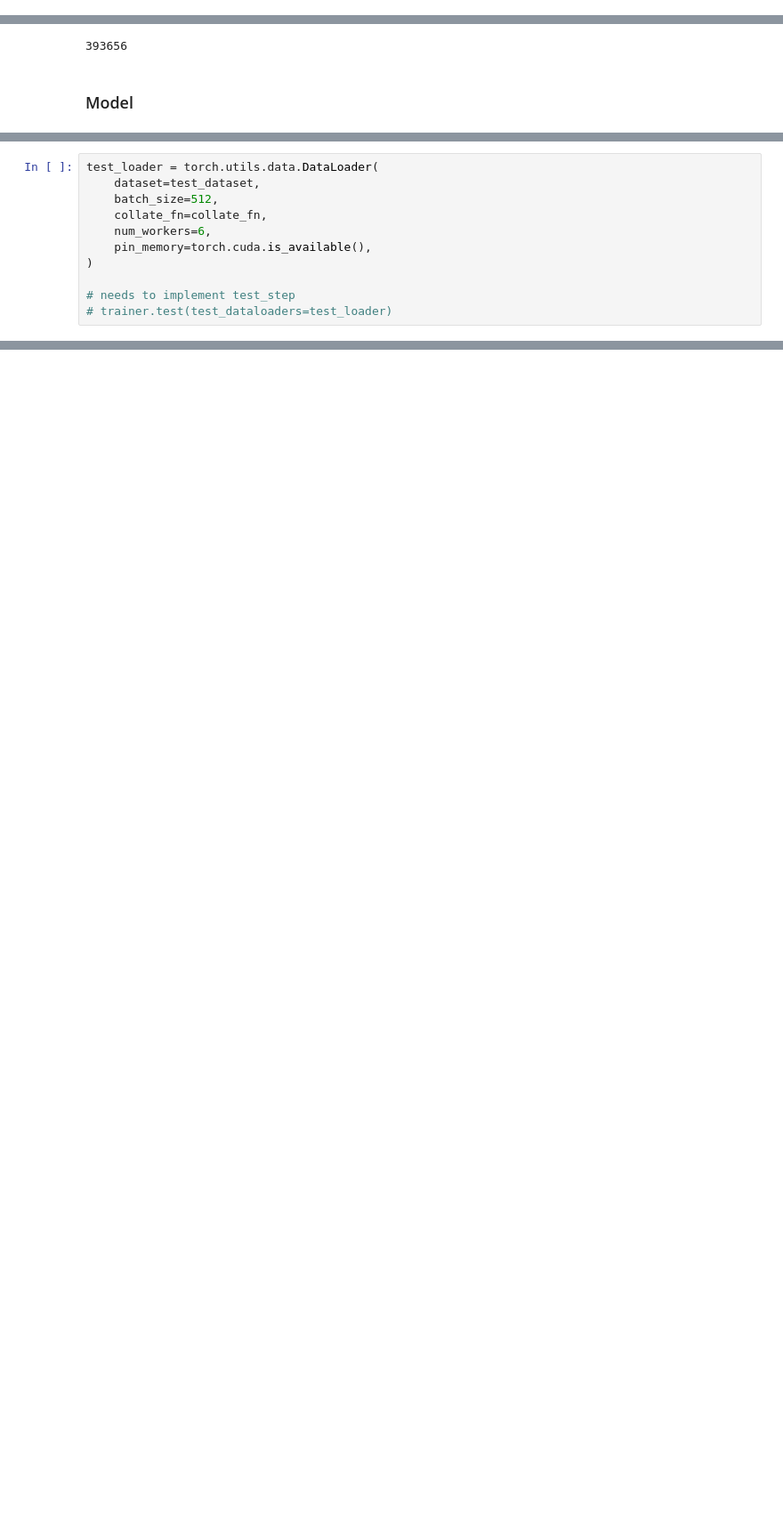
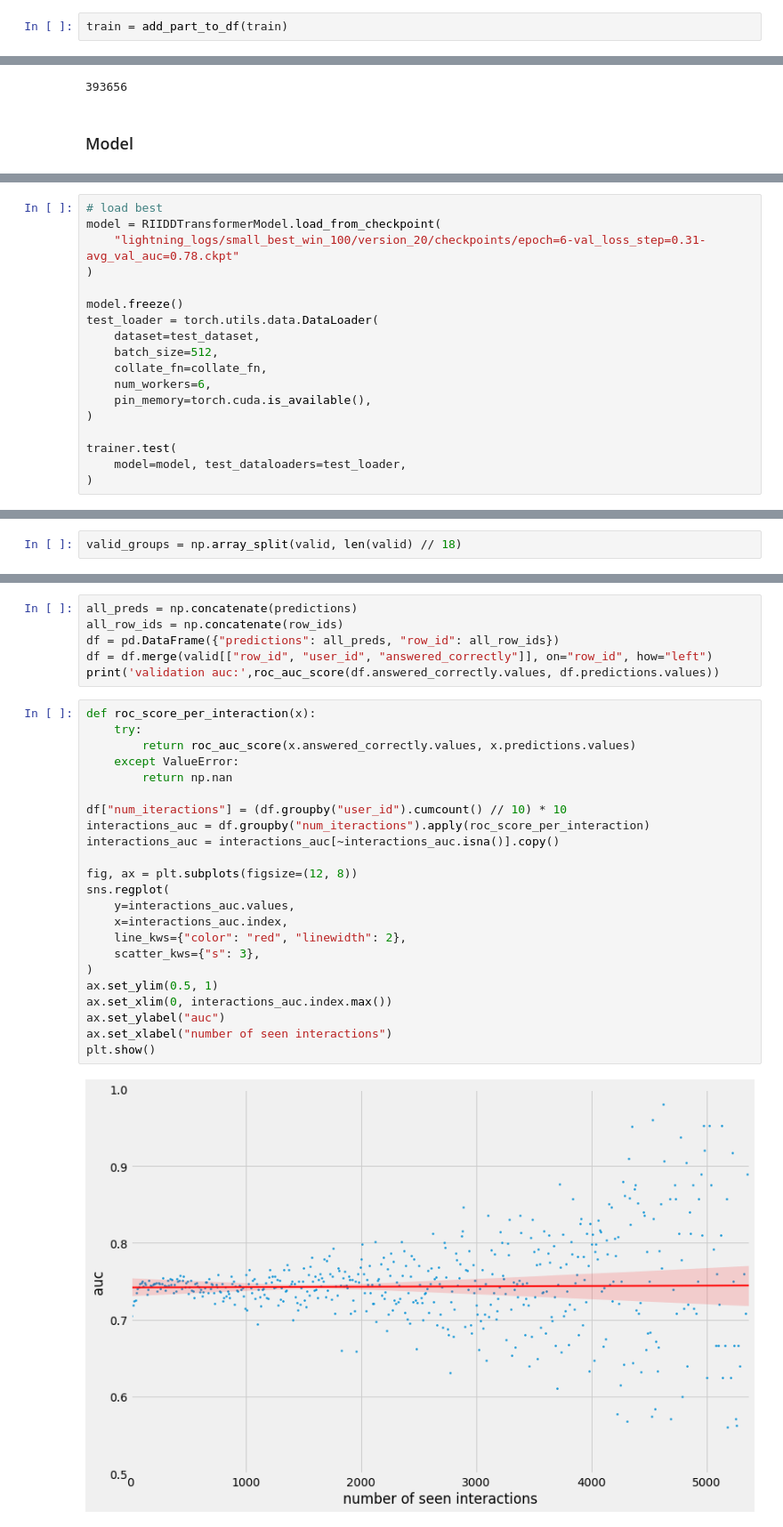
Before and after one commit to gautierdag/riiid, a Jupyter notebook: neural.ipynb, the cells around one changed output, grey strips where cells are left out. Shown at 89% size. Cells and saved outputs as stored; diff of their text form; blank space fills up the shorter version.

```diff
--- a/neural.ipynb
+++ b/neural.ipynb
@@ -111,3 +121,5 @@ train.drop(columns="row_id", inplace=True)
+# %%
+train = add_part_to_df(train)
 # %%
 train.columns
 # %% [output]
@@ -594,4 +746,10 @@ trainer.fit(model, train_dataloader=train_loader, val_dataloaders=[val_loader])
 # %%
+# load best
+model = RIIDDTransformerModel.load_from_checkpoint(
+    "lightning_logs/small_best_win_100/version_20/checkpoints/epoch=6-val_loss_step=0.31-avg_val_auc=0.78.ckpt"
+)
+
+model.freeze()
 test_loader = torch.utils.data.DataLoader(
     dataset=test_dataset,
     batch_size=512,
@@ -600,5 +758,6 @@ test_loader = torch.utils.data.DataLoader(
     pin_memory=torch.cuda.is_available(),
 )
 
-# needs to implement test_step
-# trainer.test(test_dataloaders=test_loader)
+trainer.test(
+    model=model, test_dataloaders=test_loader,
+)
@@ -604,0 +983,2 @@ test_loader = torch.utils.data.DataLoader(
+# %%
+valid_groups = np.array_split(valid, len(valid) // 18)
@@ -604,0 +1019,31 @@ test_loader = torch.utils.data.DataLoader(
+# %%
+all_preds = np.concatenate(predictions)
+all_row_ids = np.concatenate(row_ids)
+df = pd.DataFrame({"predictions": all_preds, "row_id": all_row_ids})
+df = df.merge(valid[["row_id", "user_id", "answered_correctly"]], on="row_id", how="left")
+print('validation auc:',roc_auc_score(df.answered_correctly.values, df.predictions.values))
+# %%
+def roc_score_per_interaction(x):
+    try:
+        return roc_auc_score(x.answered_correctly.values, x.predictions.values)
+    except ValueError:
+        return np.nan
+
+df["num_iteractions"] = (df.groupby("user_id").cumcount() // 10) * 10
+interactions_auc = df.groupby("num_iteractions").apply(roc_score_per_interaction)
+interactions_auc = interactions_auc[~interactions_auc.isna()].copy()
+
+fig, ax = plt.subplots(figsize=(12, 8))
+sns.regplot(
+    y=interactions_auc.values,
+    x=interactions_auc.index,
+    line_kws={"color": "red", "linewidth": 2},
+    scatter_kws={"s": 3},
+)
+ax.set_ylim(0.5, 1)
+ax.set_xlim(0, interactions_auc.index.max())
+ax.set_ylabel("auc")
+ax.set_xlabel("number of seen interactions")
+plt.show()
+# %% [output]
+[figure, added]
```
Also changed, not shown: parts of 33 cells of this notebook, 27 other files.
